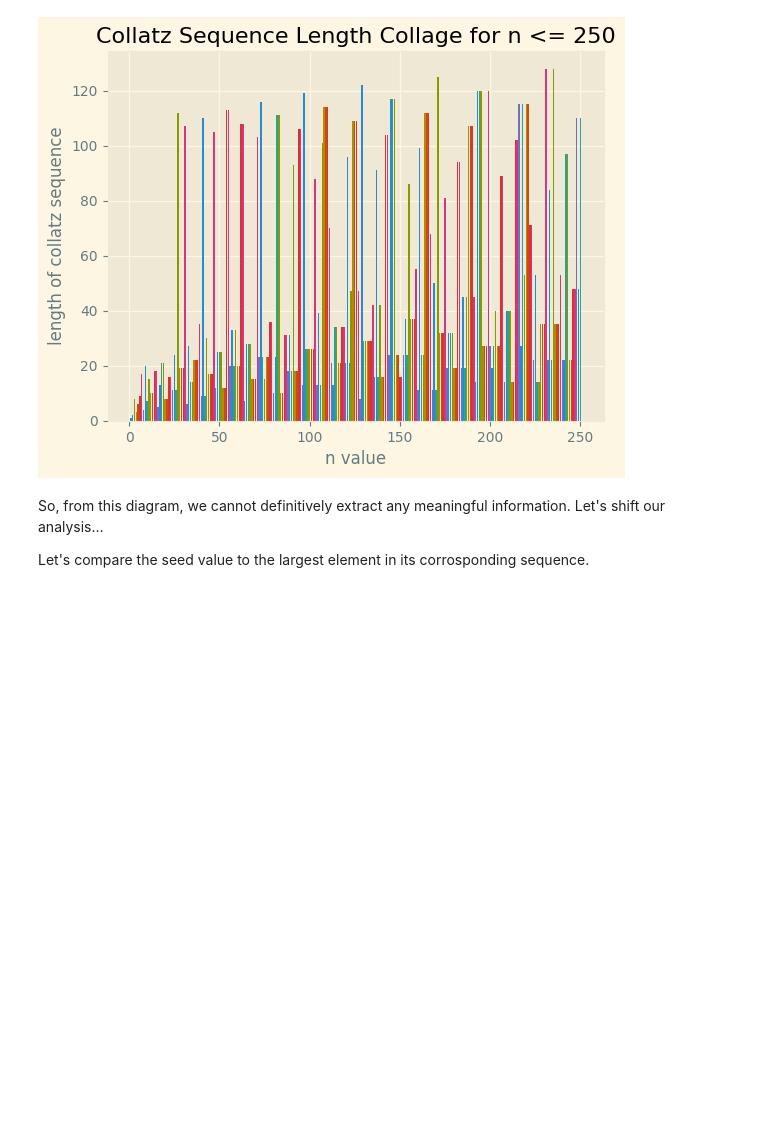
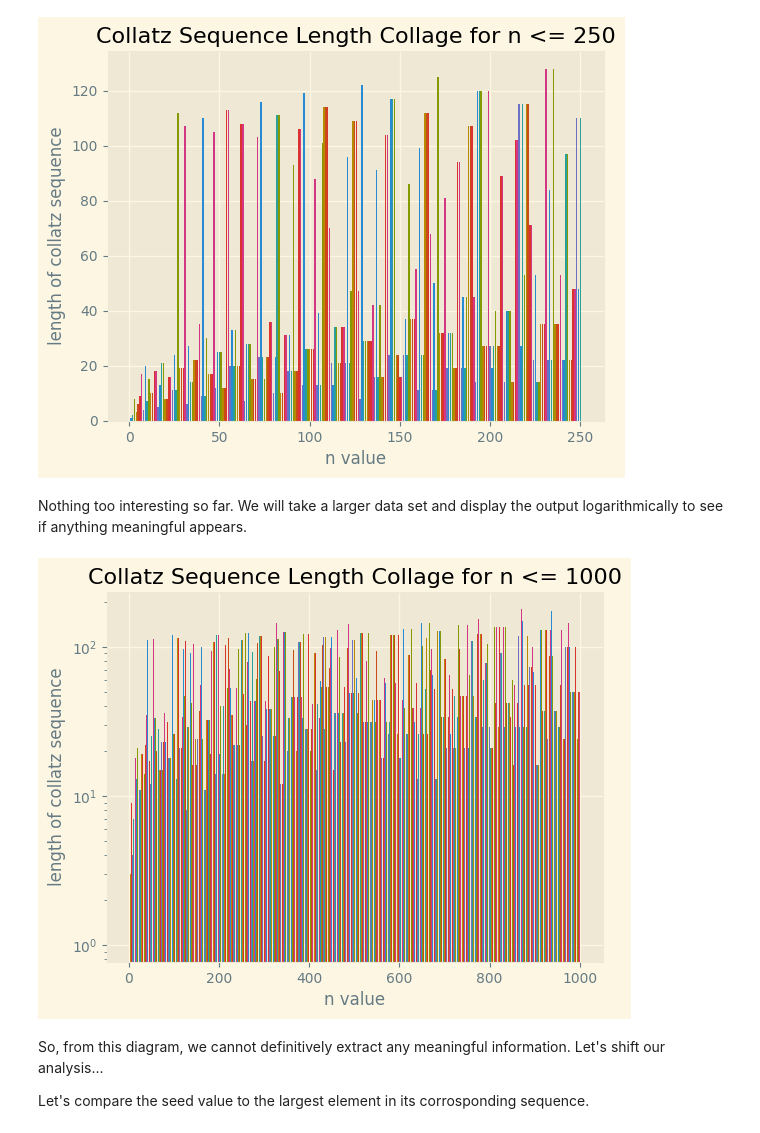
Before and after one commit to JamesCosta1/Data-Analytics-of-Mathematical-Concepts, a Jupyter notebook: collatz_analysis.ipynb, the cells around one changed output. Cells and saved outputs as stored; diff of their text form; code cells hidden in the pictures; blank space fills up the shorter version.

Commit message:
added graph, & fix N

```diff
--- a/collatz_analysis.ipynb
+++ b/collatz_analysis.ipynb
@@ -92,6 +92,20 @@ plt.ylabel('length of collatz sequence')
 plt.show()
 # %% [output]
 [figure]
+# %% [markdown]
+Nothing too interesting so far. We will take a larger data set and display the output logarithmically to see if anything meaningful appears.
+# %%
+for n_val in range(1,1001):
+    plt.bar(n_val,len(collatz(n_val)), width=0.8, bottom=None, align='center', data=None)
+
+plt.yscale('log')
+plt.title('Collatz Sequence Length Collage for n <= 1000')
+plt.xlabel('n value')
+plt.ylabel('length of collatz sequence')
+
+plt.show()
+# %% [output]
+[figure, added]
 # %% [markdown]
 So, from this diagram, we cannot definitively extract any meaningful information. Let's shift our analysis...
 
```
Also changed, not shown: parts of 1 cell of this notebook.
